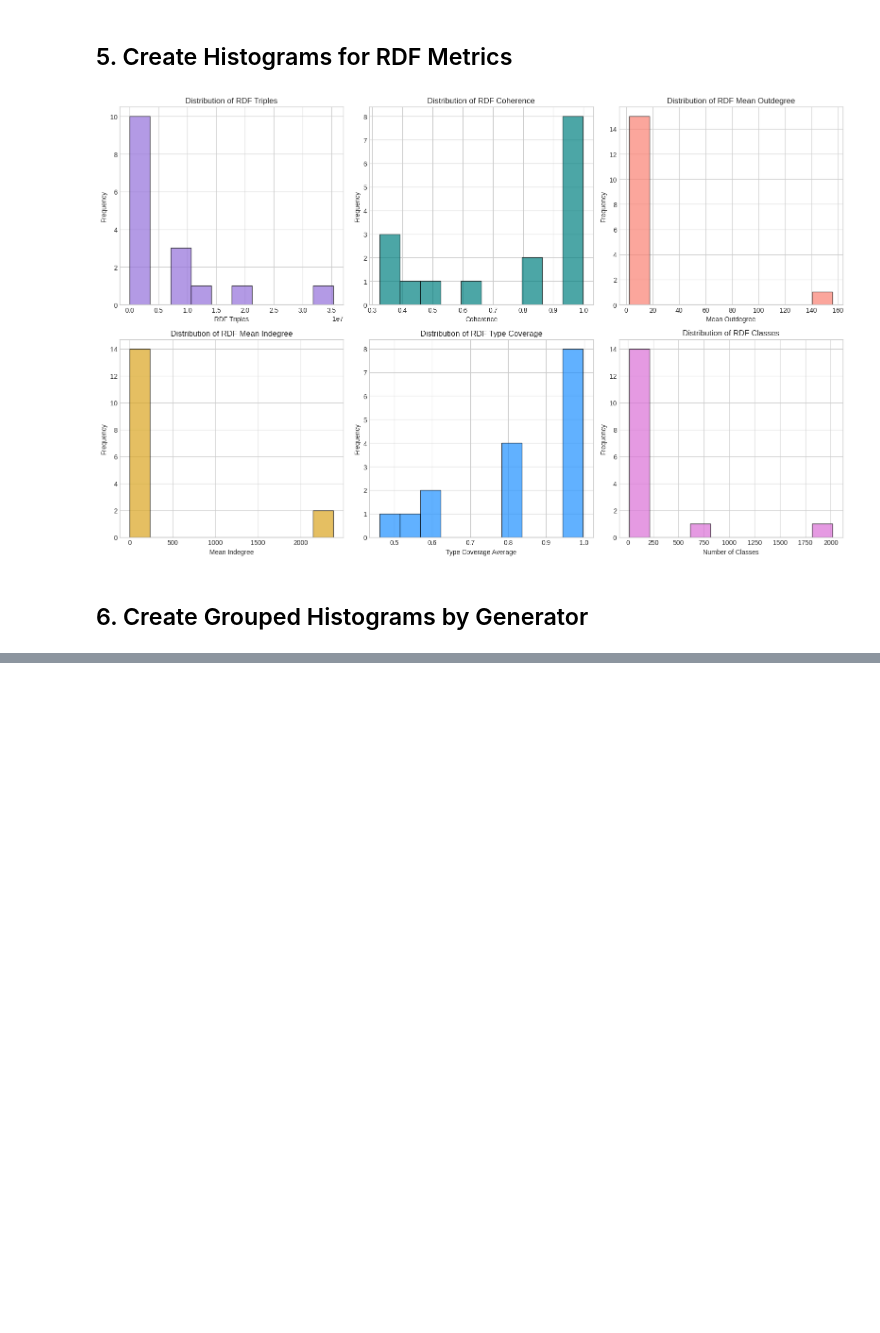
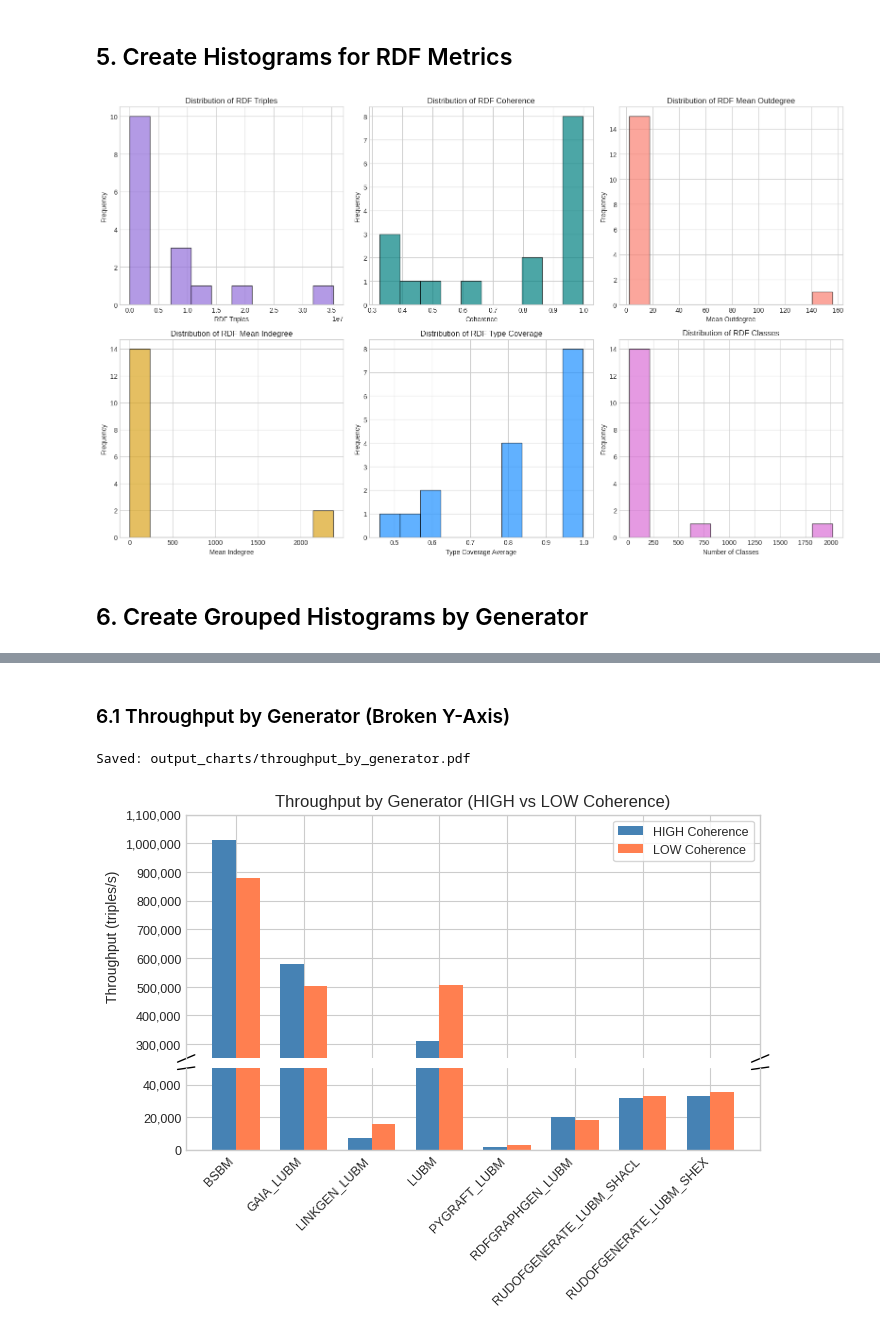
Before and after one commit to DiegoMfer/benchmarks-synthetic-data-generators, a Jupyter notebook: metrics_histogram.ipynb, the cells around one changed output, grey strips where cells are left out. Cells and saved outputs as stored; diff of their text form; code cells hidden in the pictures; blank space fills up the shorter version.

Commit message:
plots refined

```diff
--- a/metrics_histogram.ipynb
+++ b/metrics_histogram.ipynb
@@ -267,0 +183,56 @@ plt.show()
+# %% [markdown]
+### 6.1 Throughput by Generator (Broken Y-Axis)
+# %%
+
+# Throughput by Generator — Broken Y-Axis
+fig, (ax_top, ax_bot) = plt.subplots(
+    2, 1, sharex=True, figsize=(FIG_W, FIG_H),
+    gridspec_kw={'height_ratios': [3, 1], 'hspace': 0.06}
+)
+
+high_throughput = df[df['Coherence_Level'] == 'HIGH'].set_index('Base_Generator')['Perf_Throughput']
+low_throughput  = df[df['Coherence_Level'] == 'LOW'].set_index('Base_Generator')['Perf_Throughput']
+high_vals = [high_throughput.get(g, 0) for g in generators]
+low_vals  = [low_throughput.get(g, 0) for g in generators]
+
+ax_top.bar(x - width/2, high_vals, width, label='HIGH Coherence', color=colors['HIGH'])
+ax_top.bar(x + width/2, low_vals,  width, label='LOW Coherence',  color=colors['LOW'])
+ax_bot.bar(x - width/2, high_vals, width, color=colors['HIGH'])
+ax_bot.bar(x + width/2, low_vals,  width, color=colors['LOW'])
+
+ax_top.set_ylim(250_000, 1_100_000)
+ax_bot.set_ylim(0, 50_000)
+
+ax_top.yaxis.set_major_formatter(plt.FuncFormatter(lambda v, _: f'{v:,.0f}'))
+ax_bot.yaxis.set_major_formatter(plt.FuncFormatter(lambda v, _: f'{v:,.0f}'))
+
+ax_top.spines['bottom'].set_visible(False)
+ax_bot.spines['top'].set_visible(False)
+ax_top.tick_params(axis='x', bottom=False)
+plt.setp(ax_top.get_xticklabels(), visible=False)
+
+# Diagonal break marks
+d = 0.015
+kwargs = dict(transform=ax_top.transAxes, color='k', clip_on=False, linewidth=1)
+ax_top.plot((-d, +d), (-d, +d), **kwargs)
+ax_top.plot((1 - d, 1 + d), (-d, +d), **kwargs)
+kwargs.update(transform=ax_bot.transAxes)
+ax_bot.plot((-d, +d), (1 - d, 1 + d), **kwargs)
+ax_bot.plot((1 - d, 1 + d), (1 - d, 1 + d), **kwargs)
+
+ax_bot.set_xticks(x)
+ax_bot.set_xticklabels(generators, rotation=45, ha='right', fontsize=TICK_SIZE)
+ax_top.tick_params(axis='y', labelsize=TICK_SIZE)
+ax_bot.tick_params(axis='y', labelsize=TICK_SIZE)
+ax_top.set_ylabel('Throughput (triples/s)', fontsize=LABEL_SIZE)
+ax_top.set_title('Throughput by Generator (HIGH vs LOW Coherence)', fontsize=TITLE_SIZE)
+ax_top.legend(fontsize=LEGEND_SIZE, loc='upper right', frameon=True)
+
+fig.subplots_adjust(left=0.14, right=0.96, bottom=0.25, top=0.92)
+fig.savefig('output_charts/throughput_by_generator.pdf', format='pdf', bbox_inches='tight')
+print('Saved: output_charts/throughput_by_generator.pdf')
+
+plt.show()
+# %% [output]
+Saved: output_charts/throughput_by_generator.pdf
+[figure, added]
```
Also changed, not shown: parts of 5 cells of this notebook, 6 other files.
